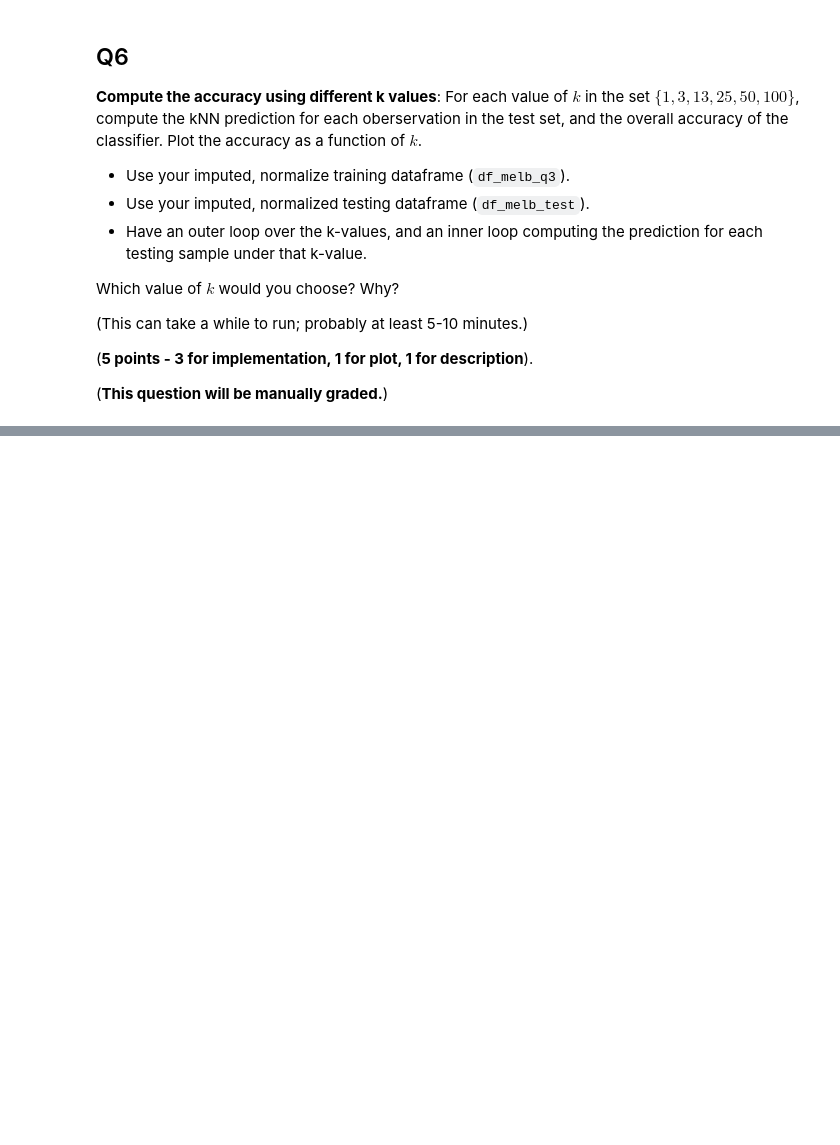
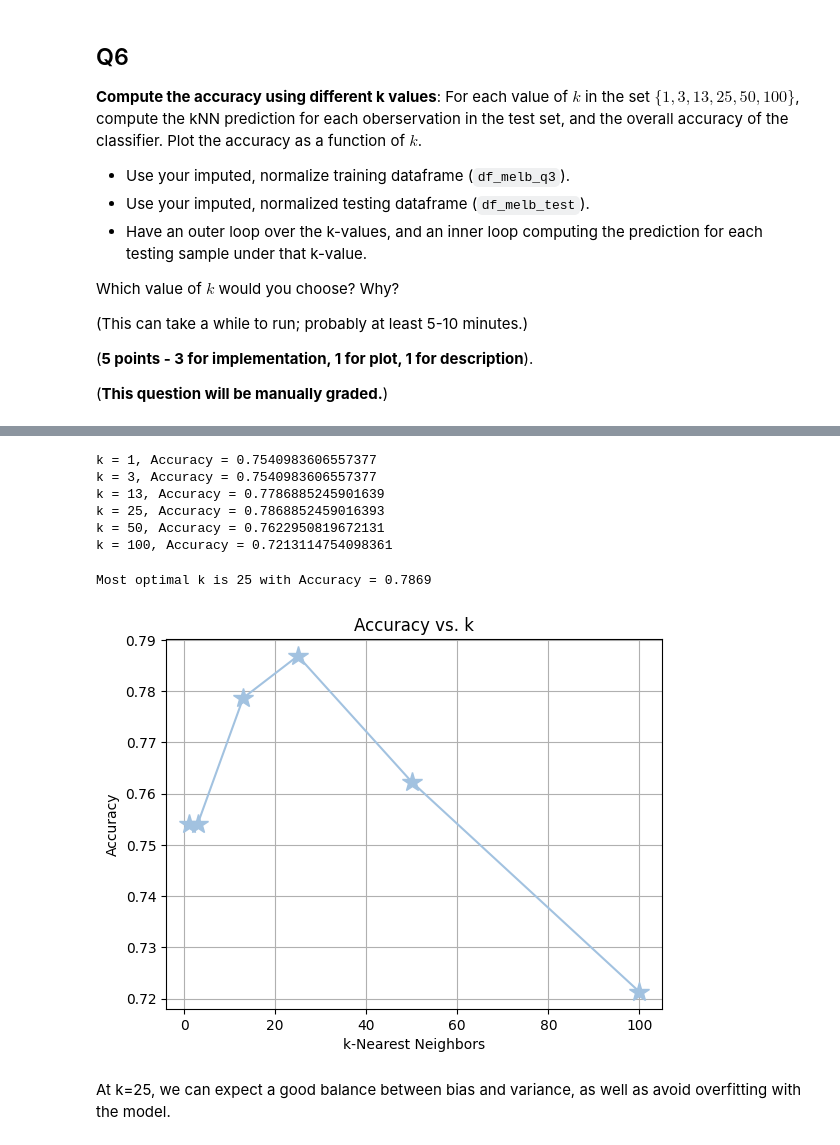
Before and after one commit to jack-mayberry/CS329E-Data-Analytics, a Jupyter notebook: Assignment 8/329e_HW08.ipynb, the cells around one changed output, grey strips where cells are left out. Cells and saved outputs as stored; diff of their text form; code cells hidden in the pictures; blank space fills up the shorter version.

```diff
--- a/Assignment 8/329e_HW08.ipynb
+++ b/Assignment 8/329e_HW08.ipynb
@@ -135,6 +208,6 @@ def imputate(df, dict_imputation, target_col):
 # %%
 # Define the target column as a string
-target_col = ...
+target_col = 'Type'
 
 # Collect imputation values
 dict_imputation = build_imputation_dict(df_melb_q1, target_col)
@@ -262,9 +474,21 @@ def predict_knn(df_train: pd.DataFrame, k: int,
     Returns:
         prediction: Predicted class of the test sample using kNN.
     """
-    ...
-    prediction = ...
+    df_train1 = df_train.copy() # prevent overriding df
+    # compute L2 euclidean distance between each row in df_train and test_sample, drop target_col
+    df_train1['distance'] = df_train1.apply(lambda x : np.linalg.norm(x.drop(index=target_col) - test_sample), axis=1)
+    df_train1 = df_train1.sort_values(by='distance').reset_index(drop=True)
+    df_k = df_train1[0:k]
+
+    prediction = df_k[target_col].value_counts().index[0]
+
     return prediction
+
+# testing/debugging
+# test sample is (unlabeled) sample we want to classify
+# test_sample = df_melb_test.drop(columns='Type').iloc[6] # single row tests sample, dtype : pd.Series
+# prediction = predict_knn(df_train, k=3, test_sample=test_sample, target_col='Type')
+# prediction
 # %% [markdown]
 <!-- END QUESTION -->
 
@@ -288,7 +512,25 @@ Which value of $k$ would you choose? Why?
 # %%
 # Sweep over the k-values. Place your accuracies for each k-value in acc_k.
 poss_k = [1, 3, 13, 25, 50, 100]
-acc_k = []
+acc_k = np.zeros(len(poss_k))
+
+X_test = df_melb_test.copy()
+X_train = df_melb_q3.copy()
 
 # Your code goes below.
-...
+acc_idx = 0
+for k in poss_k:
+    # predictions for each test sample
+    predictions = X_test.apply( lambda x : predict_knn(X_train.copy(), k, x.drop(index=target_col), target_col), axis=1)
+
+    acc_k[acc_idx] = np.sum(predictions == X_test[target_col]) / len(predictions)
+    print(f'k = {k}, Accuracy = {acc_k[acc_idx]}')
+
+    acc_idx = acc_idx + 1
+# %% [output]
+k = 1, Accuracy = 0.7540983606557377
+k = 3, Accuracy = 0.7540983606557377
+k = 13, Accuracy = 0.7786885245901639
+k = 25, Accuracy = 0.7868852459016393
+k = 50, Accuracy = 0.7622950819672131
+k = 100, Accuracy = 0.7213114754098361
@@ -298,2 +537,18 @@ acc_k = []
+# %%
+# best_idx = np.argmax(acc_k)
+print(f'Most optimal k is {poss_k[np.argmax(acc_k)]} with Accuracy = {float(max(acc_k)):.4f}')
+
+# Plot your accuracies for each k-value.
+plt.plot(poss_k, acc_k, marker='*', linestyle='-', color='#A2C2E0', markersize=15)
+plt.title('Accuracy vs. k')
+plt.xlabel('k-Nearest Neighbors')
+plt.ylabel('Accuracy')
+plt.grid(True)
+plt.show()
+# %% [output]
+Most optimal k is 25 with Accuracy = 0.7869
+[figure, added]
+# %% [markdown]
+At k=25, we can expect a good balance between bias and variance, as well as avoid overfitting with the model.
 # %% [markdown]
 <!-- END QUESTION -->
```
Also changed, not shown: parts of 23 cells of this notebook.
